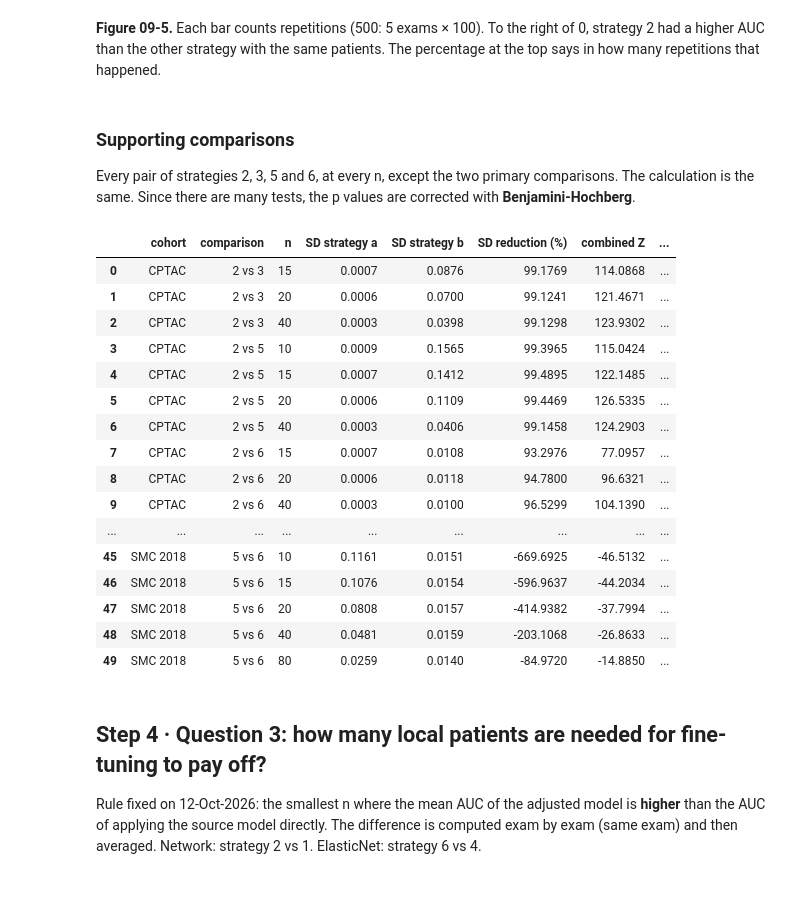
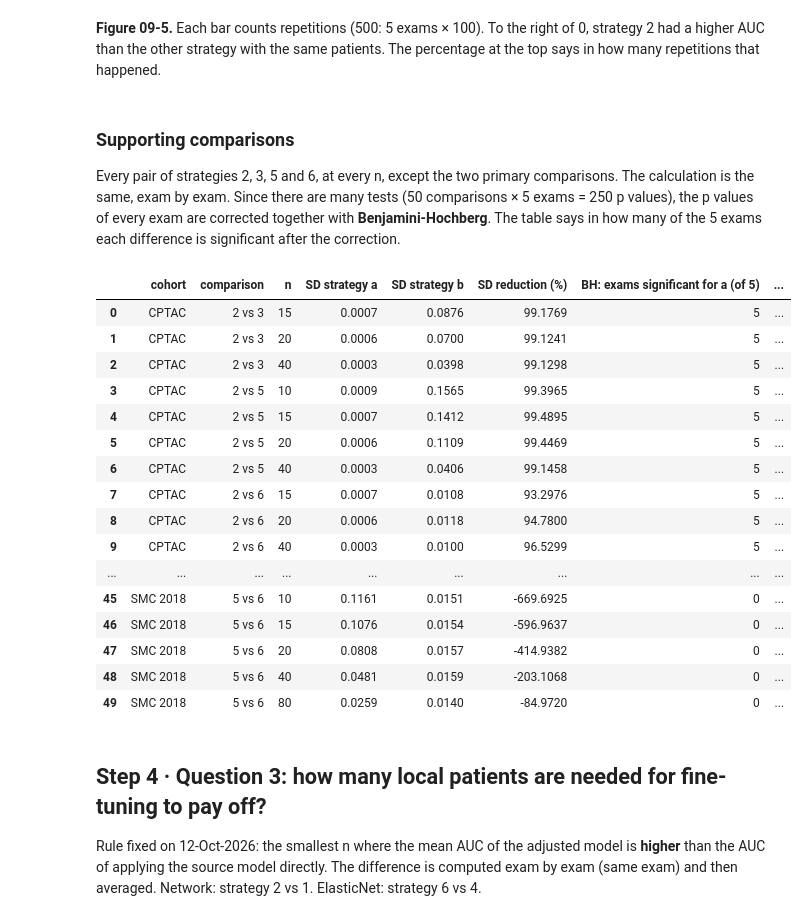
Before and after one commit to EduardoTllo/tp53-transfer-learning, a Jupyter notebook: notebooks/09_results.ipynb, the cells around one changed output. Saved outputs shown, nothing was run; the diff lists cells and outputs as text; code cells hidden in the pictures; blank space fills up the shorter version.

```diff
--- a/notebooks/09_results.ipynb
+++ b/notebooks/09_results.ipynb
@@ -214,17 +216,21 @@ def compare(df, a, b, n, name):
         p, z = pitman_morgan(x, y)
         rows.append({"exam": e, "sd_a": x.std(), "sd_b": y.std(), "z": z, "p": p})
     r = pd.DataFrame(rows)
-    Z, P = stouffer(r.z)
     cut = 100 * (1 - r.sd_a / r.sd_b)  # % by which the SD of strategy a is smaller than the SD of b, in each exam
+    sig = r.p < 0.05
     return {"cohort": name, "comparison": f"{a} vs {b}", "n": n, "SD strategy a": r.sd_a.mean(),
             "SD strategy b": r.sd_b.mean(), "SD ratio (b / a)": r.sd_b.mean() / r.sd_a.mean(),
             "SD reduction (%)": 100 * (1 - r.sd_a.mean() / r.sd_b.mean()),
             "min reduction (%)": cut.min(), "max reduction (%)": cut.max(),
-            **{f"z exam {e}": z for e, z in zip(r.exam, r.z)}, "combined Z": Z, "p": P}
+            "exams significant for a (of 5)": int((sig & (r.z > 0)).sum()),
+            "exams significant against a (of 5)": int((sig & (r.z < 0)).sum()),
+            **{f"z exam {e}": z for e, z in zip(r.exam, r.z)},
+            **{f"p exam {e}": p for e, p in zip(r.exam, r.p)}}
 
 
 PRIMARY = [(2, 3), (2, 6)]
 primary = pd.DataFrame([compare(main, a, b, 10, name) for name in TARGETS for a, b in PRIMARY])
 primary.round(4).to_csv(TAB / "09_primary.csv", index=False)
-primary.round(4)
+primary[["cohort", "comparison", "SD strategy a", "SD strategy b", "SD reduction (%)", "min reduction (%)",
+         "max reduction (%)", "exams significant for a (of 5)", "exams significant against a (of 5)"]].round(4)
 # %% [output]
@@ -236,17 +242,16 @@ primary.round(4)
 # %%
-fig, axes = plt.subplots(2, 2, figsize=(10, 6), sharex=True)
+fig, axes = plt.subplots(2, 2, figsize=(10, 5.4), sharex=True)
 for i, (a, b) in enumerate(PRIMARY):
     for j, name in enumerate(TARGETS):
         ax = axes[i, j]
         r = primary[(primary.cohort == name) & (primary.comparison == f"{a} vs {b}")].iloc[0]
-        zs = [r[f"z exam {e}"] for e in range(1, 6)] + [r["combined Z"]]
-        ax.scatter(zs[:5], range(5), color="#555555")
-        ax.scatter(zs[5], 5, color="black", marker="D", s=50)
+        zs = [r[f"z exam {e}"] for e in range(1, 6)]
+        ax.scatter(zs, range(5), color="#555555")
         for x in (-1.96, 0, 1.96):
             ax.axvline(x, color="#999999", lw=0.8, ls="-" if x == 0 else "--")
-        ax.set_yticks(range(6), [f"Exam {e}" for e in range(1, 6)] + ["Combined"])
-        ax.get_yticklabels()[5].set_fontweight("bold")
-        ax.set_title(f"{name} · strategy {a} vs {b} (n = 10)", fontsize=9)
+        ax.set_yticks(range(5), [f"Exam {e}" for e in range(1, 6)])
+        ax.set_title(f"{name} · strategy {a} vs {b} (n = 10) · significant in "
+                     f"{r['exams significant for a (of 5)']} of 5", fontsize=9)
 for ax in axes[1]:
     ax.set_xlabel("Pitman-Morgan z (+ = strategy 2 is more stable)")
 plt.tight_layout()
@@ -283,33 +288,38 @@ fig.savefig(FIG / "09_paired_difference.png", bbox_inches="tight")
 # %% [markdown]
 ### Supporting comparisons
 
-Every pair of strategies 2, 3, 5 and 6, at every n, except the two primary comparisons. The calculation is the same. Since there are many tests, the p values are corrected with **Benjamini-Hochberg**.
+Every pair of strategies 2, 3, 5 and 6, at every n, except the two primary comparisons. The calculation is the same, exam by exam. Since there are many tests (50 comparisons × 5 exams = 250 p values), the p values of every exam are corrected together with **Benjamini-Hochberg**. The table says in how many of the 5 exams each difference is significant after the correction.
 # %%
 pairs = [(a, b) for i, a in enumerate(LOCAL) for b in LOCAL[i + 1:]]
 support = pd.DataFrame([compare(main, a, b, n, name) for name in TARGETS for a, b in pairs
                         for n in sorted(main[main.cohorte == name].n.unique()) if n > 0
                         and not (n == 10 and (a, b) in PRIMARY)])
-support["BH-adjusted p"] = false_discovery_control(support.p)
+p_cols, z_cols = [f"p exam {e}" for e in range(1, 6)], [f"z exam {e}" for e in range(1, 6)]
+p_bh = false_discovery_control(support[p_cols].to_numpy().ravel()).reshape(-1, 5)
+z = support[z_cols].to_numpy()
+support["BH: exams significant for a (of 5)"] = ((p_bh < 0.05) & (z > 0)).sum(axis=1)
+support["BH: exams significant against a (of 5)"] = ((p_bh < 0.05) & (z < 0)).sum(axis=1)
 support.round(4).to_csv(TAB / "09_supporting.csv", index=False)
-support[["cohort", "comparison", "n", "SD strategy a", "SD strategy b", "SD reduction (%)", "combined Z", "BH-adjusted p"]].round(4)
+support[["cohort", "comparison", "n", "SD strategy a", "SD strategy b", "SD reduction (%)",
+         "BH: exams significant for a (of 5)", "BH: exams significant against a (of 5)"]].round(4)
 # %% [output]
-|  | cohort | comparison | n | SD strategy a | SD strategy b | SD reduction (%) | combined Z | ... |
-| 0 | CPTAC | 2 vs 3 | 15 | 0.0007 | 0.0876 | 99.1769 | 114.0868 | ... |
-| 1 | CPTAC | 2 vs 3 | 20 | 0.0006 | 0.0700 | 99.1241 | 121.4671 | ... |
-| 2 | CPTAC | 2 vs 3 | 40 | 0.0003 | 0.0398 | 99.1298 | 123.9302 | ... |
-| 3 | CPTAC | 2 vs 5 | 10 | 0.0009 | 0.1565 | 99.3965 | 115.0424 | ... |
-| 4 | CPTAC | 2 vs 5 | 15 | 0.0007 | 0.1412 | 99.4895 | 122.1485 | ... |
-| 5 | CPTAC | 2 vs 5 | 20 | 0.0006 | 0.1109 | 99.4469 | 126.5335 | ... |
-| 6 | CPTAC | 2 vs 5 | 40 | 0.0003 | 0.0406 | 99.1458 | 124.2903 | ... |
-| 7 | CPTAC | 2 vs 6 | 15 | 0.0007 | 0.0108 | 93.2976 | 77.0957 | ... |
-| 8 | CPTAC | 2 vs 6 | 20 | 0.0006 | 0.0118 | 94.7800 | 96.6321 | ... |
-| 9 | CPTAC | 2 vs 6 | 40 | 0.0003 | 0.0100 | 96.5299 | 104.1390 | ... |
+|  | cohort | comparison | n | SD strategy a | SD strategy b | SD reduction (%) | BH: exams significant for a (of 5) | ... |
+| 0 | CPTAC | 2 vs 3 | 15 | 0.0007 | 0.0876 | 99.1769 | 5 | ... |
+| 1 | CPTAC | 2 vs 3 | 20 | 0.0006 | 0.0700 | 99.1241 | 5 | ... |
+| 2 | CPTAC | 2 vs 3 | 40 | 0.0003 | 0.0398 | 99.1298 | 5 | ... |
+| 3 | CPTAC | 2 vs 5 | 10 | 0.0009 | 0.1565 | 99.3965 | 5 | ... |
+| 4 | CPTAC | 2 vs 5 | 15 | 0.0007 | 0.1412 | 99.4895 | 5 | ... |
+| 5 | CPTAC | 2 vs 5 | 20 | 0.0006 | 0.1109 | 99.4469 | 5 | ... |
+| 6 | CPTAC | 2 vs 5 | 40 | 0.0003 | 0.0406 | 99.1458 | 5 | ... |
+| 7 | CPTAC | 2 vs 6 | 15 | 0.0007 | 0.0108 | 93.2976 | 5 | ... |
+| 8 | CPTAC | 2 vs 6 | 20 | 0.0006 | 0.0118 | 94.7800 | 5 | ... |
+| 9 | CPTAC | 2 vs 6 | 40 | 0.0003 | 0.0100 | 96.5299 | 5 | ... |
 | ... | ... | ... | ... | ... | ... | ... | ... | ... |
-| 45 | SMC 2018 | 5 vs 6 | 10 | 0.1161 | 0.0151 | -669.6925 | -46.5132 | ... |
-| 46 | SMC 2018 | 5 vs 6 | 15 | 0.1076 | 0.0154 | -596.9637 | -44.2034 | ... |
-| 47 | SMC 2018 | 5 vs 6 | 20 | 0.0808 | 0.0157 | -414.9382 | -37.7994 | ... |
-| 48 | SMC 2018 | 5 vs 6 | 40 | 0.0481 | 0.0159 | -203.1068 | -26.8633 | ... |
-| 49 | SMC 2018 | 5 vs 6 | 80 | 0.0259 | 0.0140 | -84.9720 | -14.8850 | ... |
+| 45 | SMC 2018 | 5 vs 6 | 10 | 0.1161 | 0.0151 | -669.6925 | 0 | ... |
+| 46 | SMC 2018 | 5 vs 6 | 15 | 0.1076 | 0.0154 | -596.9637 | 0 | ... |
+| 47 | SMC 2018 | 5 vs 6 | 20 | 0.0808 | 0.0157 | -414.9382 | 0 | ... |
+| 48 | SMC 2018 | 5 vs 6 | 40 | 0.0481 | 0.0159 | -203.1068 | 0 | ... |
+| 49 | SMC 2018 | 5 vs 6 | 80 | 0.0259 | 0.0140 | -84.9720 | 0 | ... |
 # %% [markdown]
 ## Step 4 · Question 3: how many local patients are needed for fine-tuning to pay off?
 
```
Also changed, not shown: parts of 7 cells of this notebook, 6 other files.
